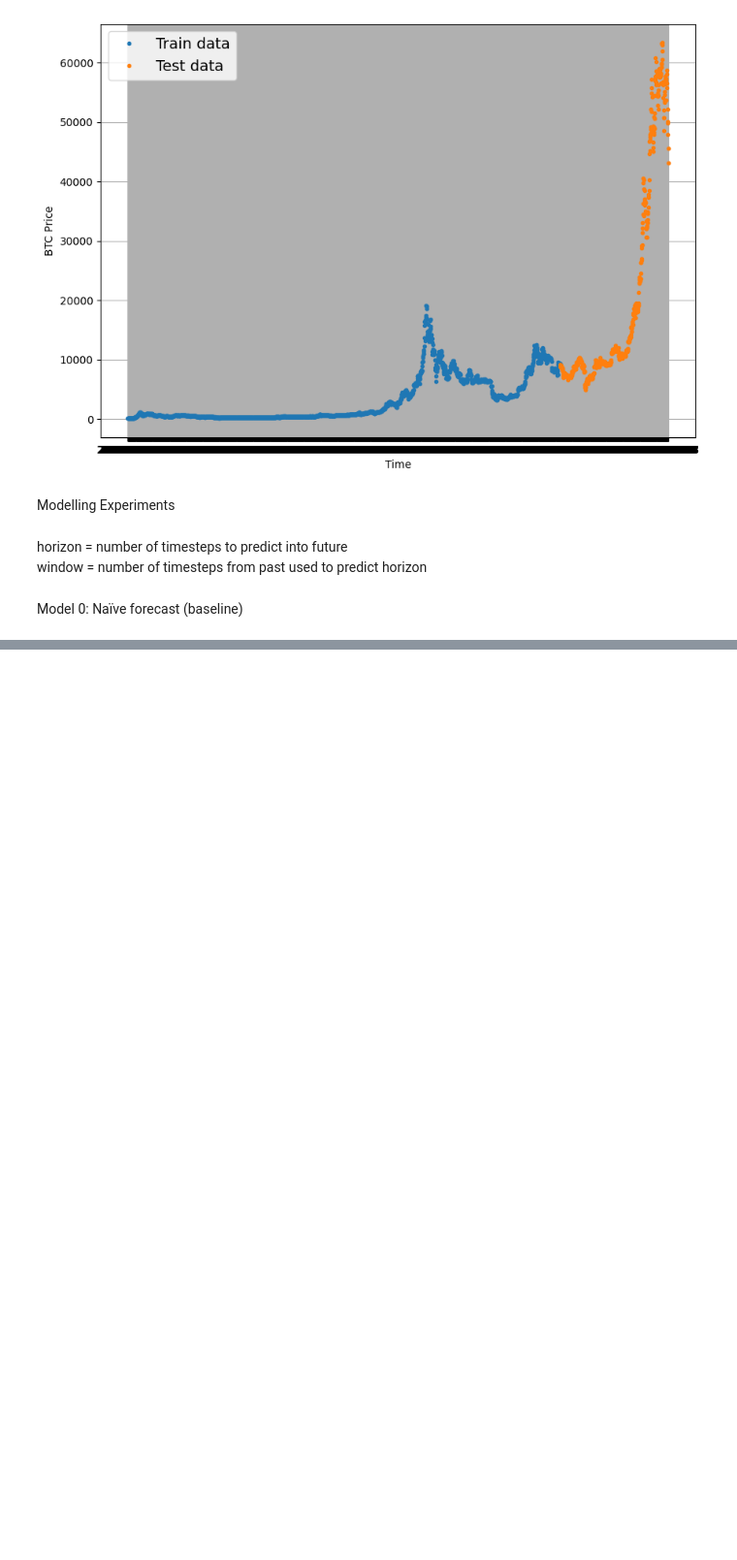
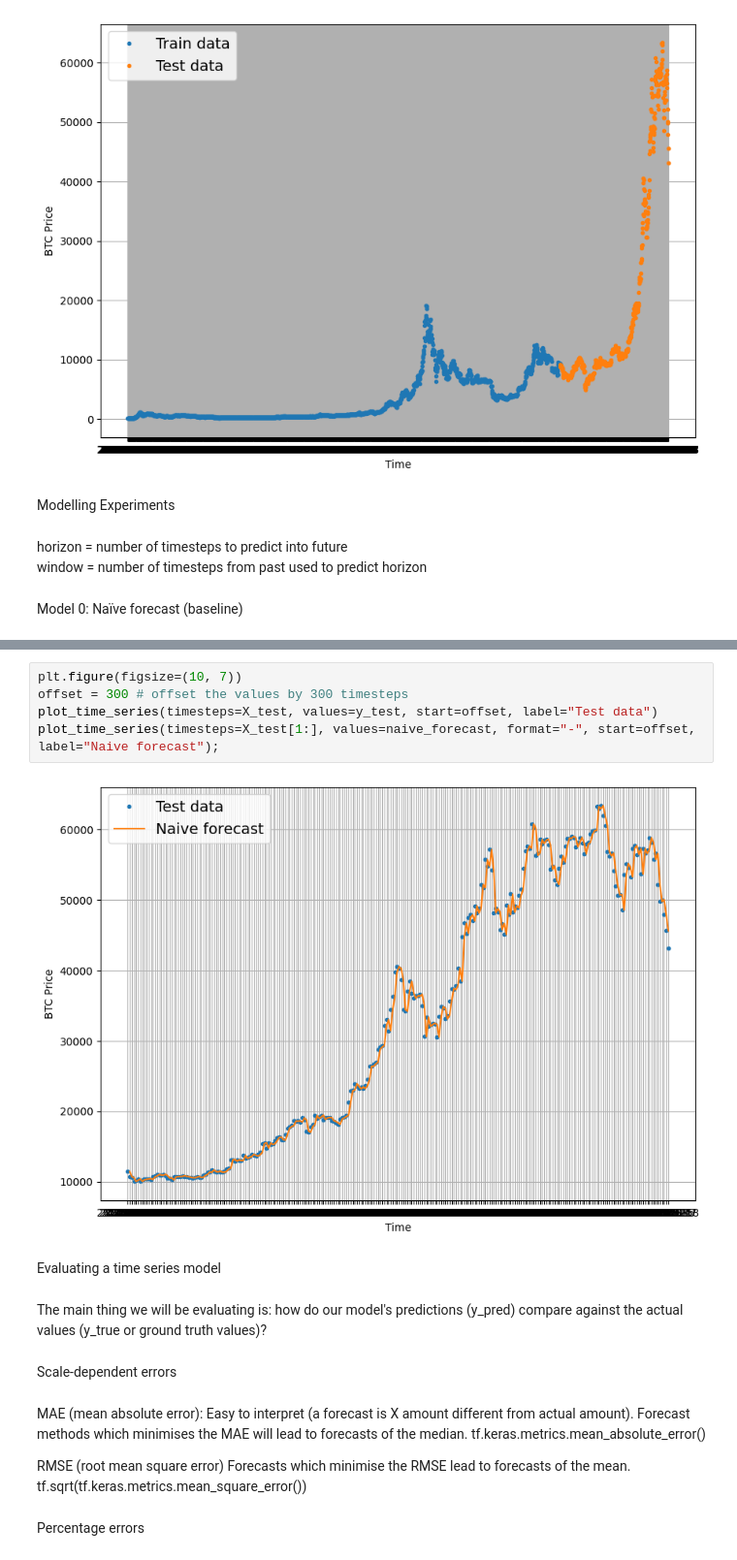
Before and after one commit to Rajnishmaurya/TensorFlow-for-Deep-Learning, a Jupyter notebook: Time Series/10. Tme Series forecasting in Tensorflow.ipynb, the cells around one changed output, grey strips where cells are left out. Shown at 97% size. Saved outputs shown, nothing was run; the diff lists cells and outputs as text; blank space fills up the shorter version.

```diff
--- a/Time Series/10. Tme Series forecasting in Tensorflow.ipynb
+++ b/Time Series/10. Tme Series forecasting in Tensorflow.ipynb
@@ -250,0 +274,19 @@ Model 0: Naïve forecast (baseline)
+# %%
+plt.figure(figsize=(10, 7))
+offset = 300 # offset the values by 300 timesteps
+plot_time_series(timesteps=X_test, values=y_test, start=offset, label="Test data")
+plot_time_series(timesteps=X_test[1:], values=naive_forecast, format="-", start=offset, label="Naive forecast");
+# %% [output]
+[figure, added]
+# %% [markdown]
+Evaluating a time series model
+# %% [markdown]
+The main thing we will be evaluating is: how do our model's predictions (y_pred) compare against the actual values (y_true or ground truth values)?
+# %% [markdown]
+Scale-dependent errors
+# %% [markdown]
+MAE (mean absolute error): Easy to interpret (a forecast is X amount different from actual amount). Forecast methods which minimises the MAE will lead to forecasts of the median.	tf.keras.metrics.mean_absolute_error()
+
+RMSE (root mean square error)	Forecasts which minimise the RMSE lead to forecasts of the mean.	tf.sqrt(tf.keras.metrics.mean_square_error())
+# %% [markdown]
+Percentage errors
```
Also changed, not shown: parts of 35 cells of this notebook.
